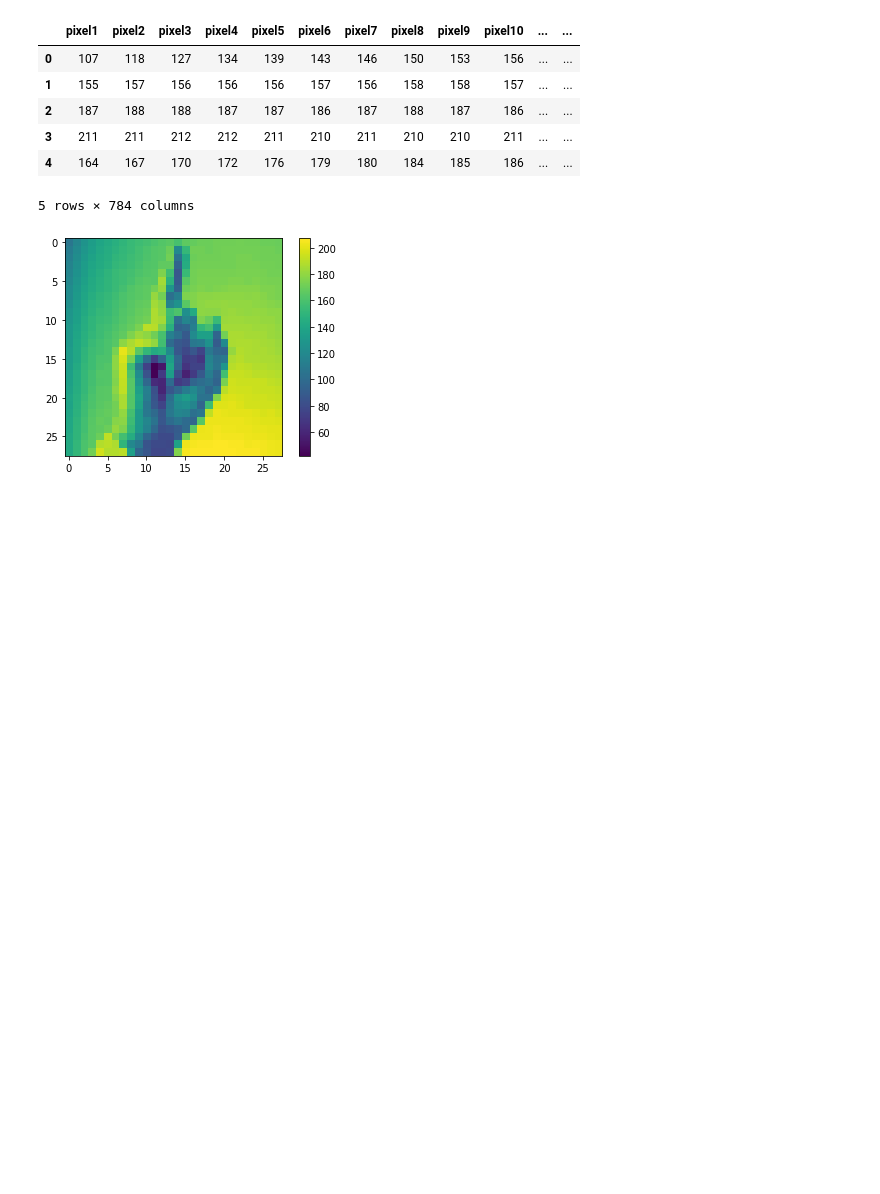
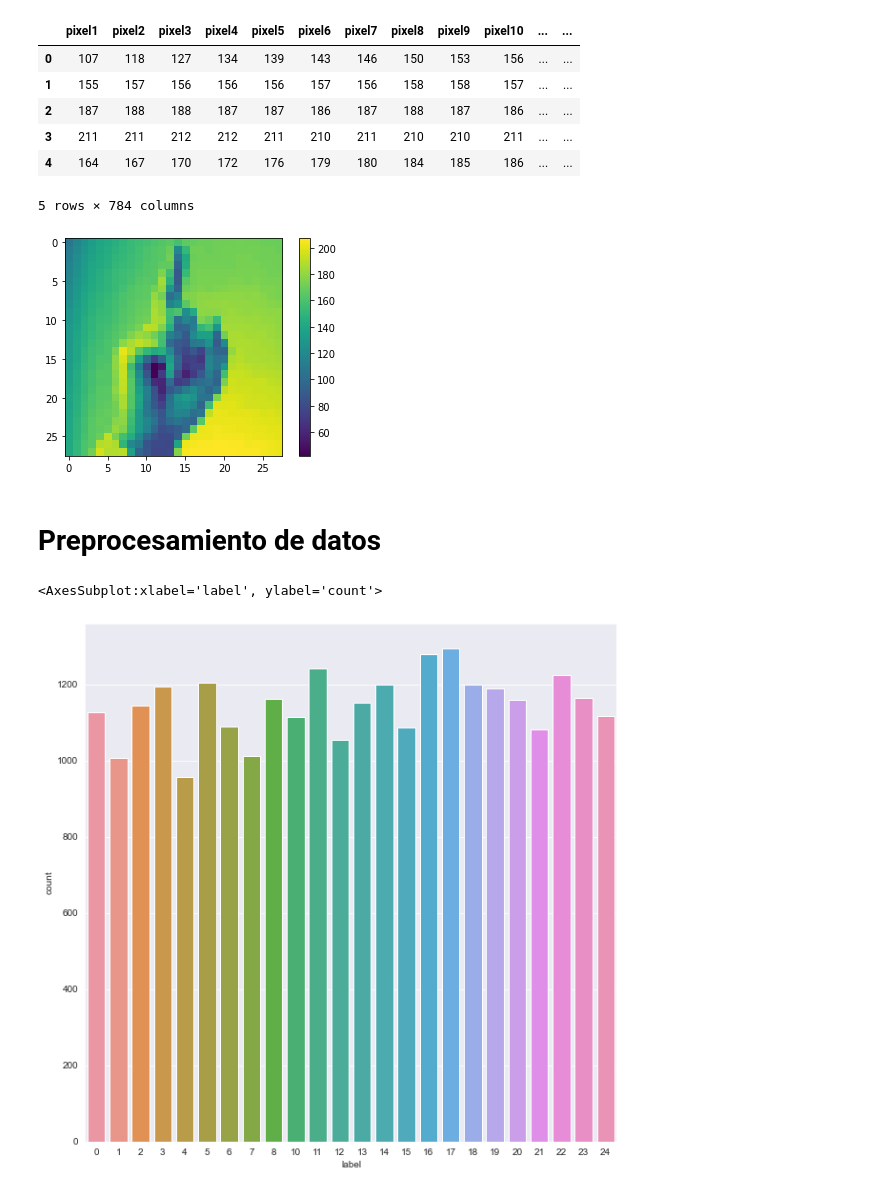
Before and after one commit to DanielSarmiento04/LearnigMachineLearning-TensorFlow, a Jupyter notebook: RedesNeuronales/CargarDataSet.ipynb, the cells around one changed output. Cells and saved outputs as stored; diff of their text form; code cells hidden in the pictures; blank space fills up the shorter version.

```diff
--- a/RedesNeuronales/CargarDataSet.ipynb
+++ b/RedesNeuronales/CargarDataSet.ipynb
@@ -129,3 +133,16 @@ plt.colorbar()
 plt.show()
 # %% [output]
 [figure]
+# %% [markdown]
+# Preprocesamiento de datos
+# %%
+train_url_clean = './tmp/databasesLoadData/sign_mnist_train/sign_mnist_train_clean.csv'
+# %%
+train_csv = pd.read_csv(train_url_clean)
+# %%
+plt.figure(figsize=(10, 10))
+sns.set_style('darkgrid')
+sns.countplot(train_csv['label'])
+# %% [output]
+<AxesSubplot:xlabel='label', ylabel='count'>
+[figure, added]
```
Also changed, not shown: parts of 11 cells of this notebook, 2 other files.
